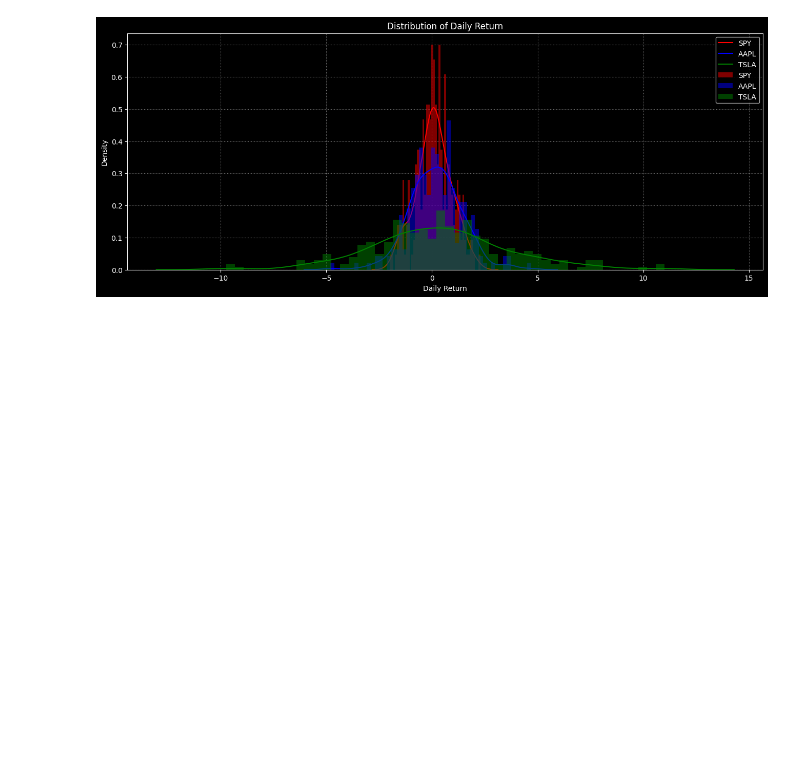
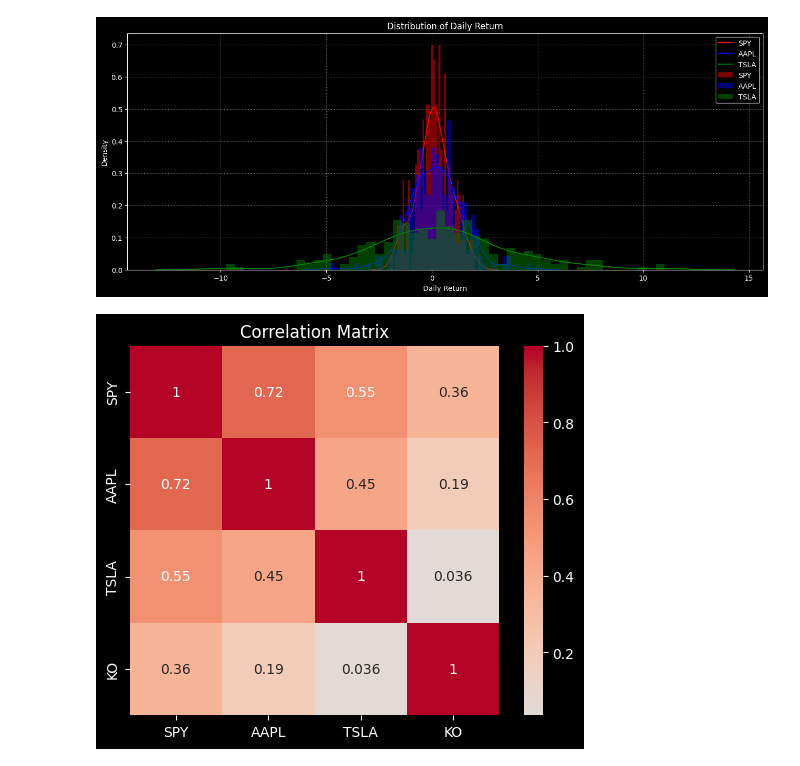
Before and after one commit to AndryADSM/Asset-Analyzer, a Jupyter notebook: asset_analyzer.ipynb, the cells around one changed output. Saved outputs shown, nothing was run; the diff lists cells and outputs as text; code cells hidden in the pictures; blank space fills up the shorter version.

Commit message:
Created using Colab, added correlations fuction

```diff
--- a/asset_analyzer.ipynb
+++ b/asset_analyzer.ipynb
@@ -16,8 +16,8 @@ import yfinance as yf
 # %%
 def download_data(
         tickers:     list[str],
-        start:       str,
-        end:         str,
+        start:       str | None,
+        end:         str | None,
         interval:    str  = '1d',
         *,
         actions:     bool = False,
@@ -33,8 +33,10 @@ def download_data(
             List of tickers to download.
         - start: str
             The start date formatted as 'YYYY-MM-DD', inclusive.
+            If None, defaults to the maximum available time.
         - end: str
             The end date formatted as 'YYYY-MM-DD', exclusive.
+            If None, defaults to the
         - interval: str='1d'
             Valid intervals:
                 '1m', '2m', '5m', '15m', '30m', '60m', '90m', '1h', '1d', '5d', '1wk', '1mo' or '3mo'.
@@ -983,3 +1186,74 @@ def plot_dist_ret(
 plot_dist_ret(data_ret)
 # %% [output]
 [figure]
+# %%
+def correlations(
+        data: pd.DataFrame,
+        tickers:   list[str] | None = None,
+        start:     str | None       = None,
+        end:       str | None       = None,
+        *,
+        use_price: str  = 'Close',
+        plot:      bool = True,
+        style:     str  = 'dark_background'
+) -> pd.DataFrame:
+    """
+        Calculates the correlation between assets and plots a heatmap.
+        #### return pd.DataFrame
+
+        Params
+        ---
+        - data: pd.DataFrame
+            Takes price data.
+        - ticker: list[str] | None=None
+            The tickers to use,
+            if None, default to use all.
+        - start: str | None=None
+            The start date formatted as 'YYYY-MM-DD', inclusive.
+        - end: str | None=None
+            The end date formatted as 'YYYY-MM-DD', inclusive.
+        - use_price: str='Close_norm'
+            The normalized price column to be used for plotting the price.
+        - plot: bool=True
+            If to show the heatmap of the correleations.
+        - style: str='dark_background'
+            Style of the plot, check available styles with `plt.style.available`
+
+        Example use
+        ---
+        `corr_matrix = aa.correlations(data)`
+    """
+
+    data_to_use = data.loc[:, pd.IndexSlice[:, use_price]]
+    if tickers is None:
+        tickers = data_to_use.columns
+    data_to_use = data_to_use.loc[start:end][tickers]
+
+    returns =  data_to_use.pct_change()
+
+    # Compute the correlation matrix
+    corr_matrix = returns.corr()
+    corr_matrix.columns = corr_matrix.columns.get_level_values(0)
+    corr_matrix.index = corr_matrix.index.get_level_values(0)
+    corr_matrix.columns.name = None
+    corr_matrix.index.name = None
+
+    # Plot
+    if plot:
+        with plt.style.context(style):
+            plt.title('Correlation Matrix')
+            sns.heatmap(corr_matrix,
+                        cmap='coolwarm',
+                        center=0,
+                        annot=True,
+                        square=True)
+            plt.show()
+
+    return corr_matrix
+
+data = from_datetime(data, 'weekday', concat=True)
+
+corr_matrix = correlations(data)
+corr_matrix
+# %% [output]
+[figure, added]
```
Also changed, not shown: parts of 7 cells of this notebook.
